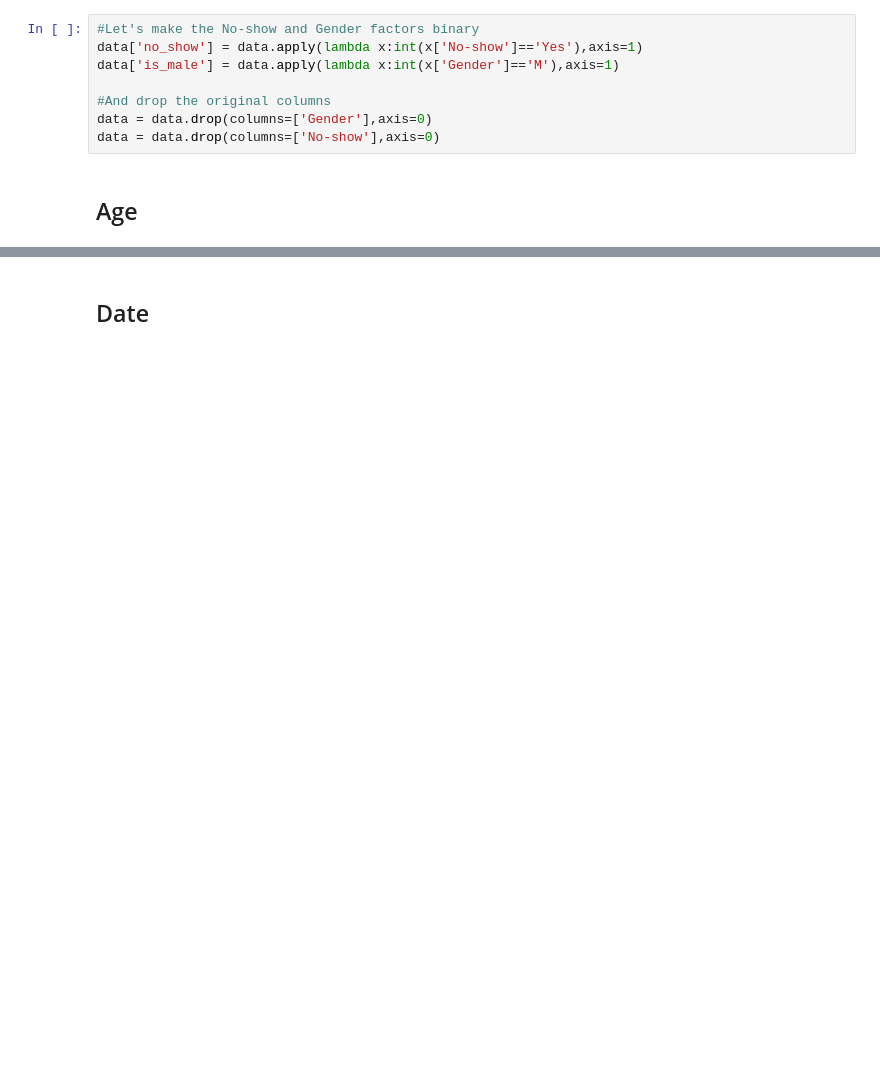
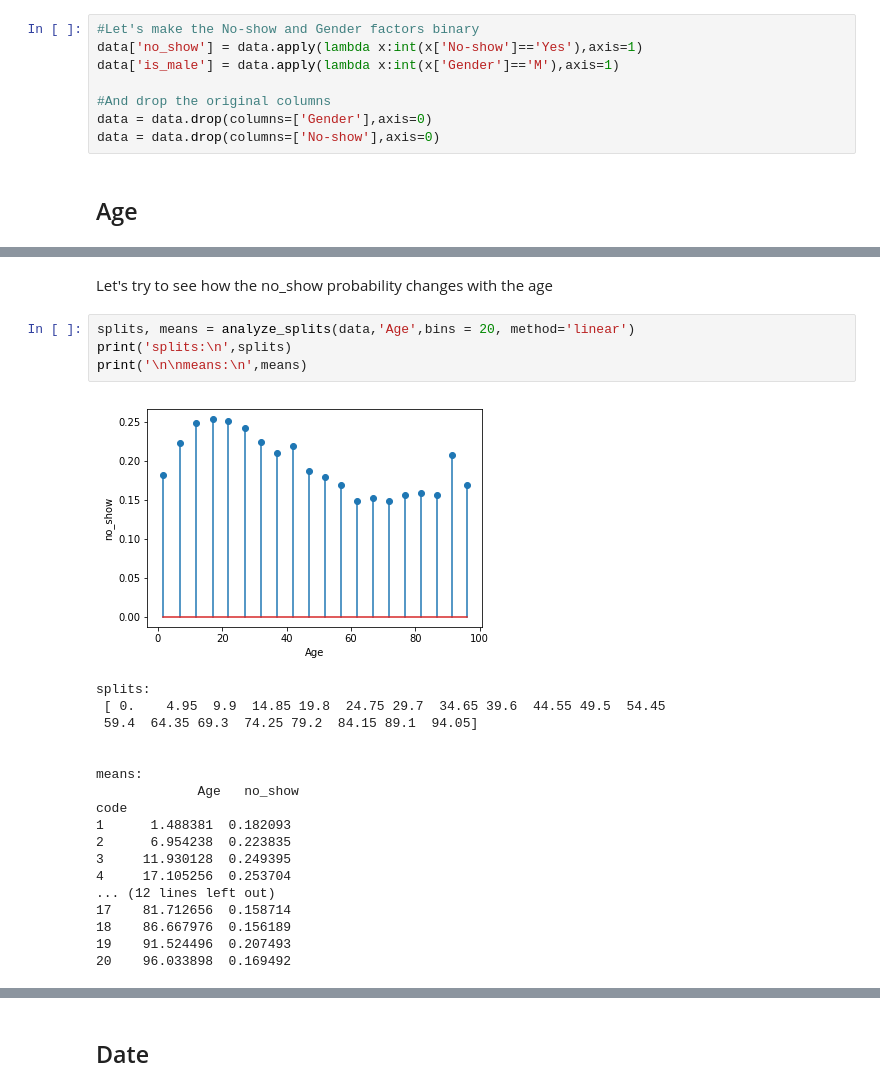
Before and after one commit to idotsuk/patients_no_show, a Jupyter notebook: patient_no_show.ipynb, the cells around one changed output, grey strips where cells are left out. Drawn from its saved outputs; the diff is of its cells as text; blank space fills up the shorter version.

```diff
--- a/patient_no_show.ipynb
+++ b/patient_no_show.ipynb
@@ -130,3 +133,28 @@ def analyze_splits(data, column, bins = 10, method = 'linear', base = 0.5):
     return (splits,data_means)
 
 #
+# %% [markdown]
+Let's try to see how the no_show probability changes with the age
+# %%
+splits, means = analyze_splits(data,'Age',bins = 20, method='linear')
+print('splits:\n',splits)
+print('\n\nmeans:\n',means)
+# %% [output]
+[figure, added]
+splits:
+ [ 0.    4.95  9.9  14.85 19.8  24.75 29.7  34.65 39.6  44.55 49.5  54.45
+ 59.4  64.35 69.3  74.25 79.2  84.15 89.1  94.05]
+
+
+means:
+             Age   no_show
+code
+1      1.488381  0.182093
+2      6.954238  0.223835
+3     11.930128  0.249395
+4     17.105256  0.253704
+... (12 lines left out)
+17    81.712656  0.158714
+18    86.667976  0.156189
+19    91.524496  0.207493
+20    96.033898  0.169492
```
Also changed, not shown: parts of 44 cells of this notebook.
